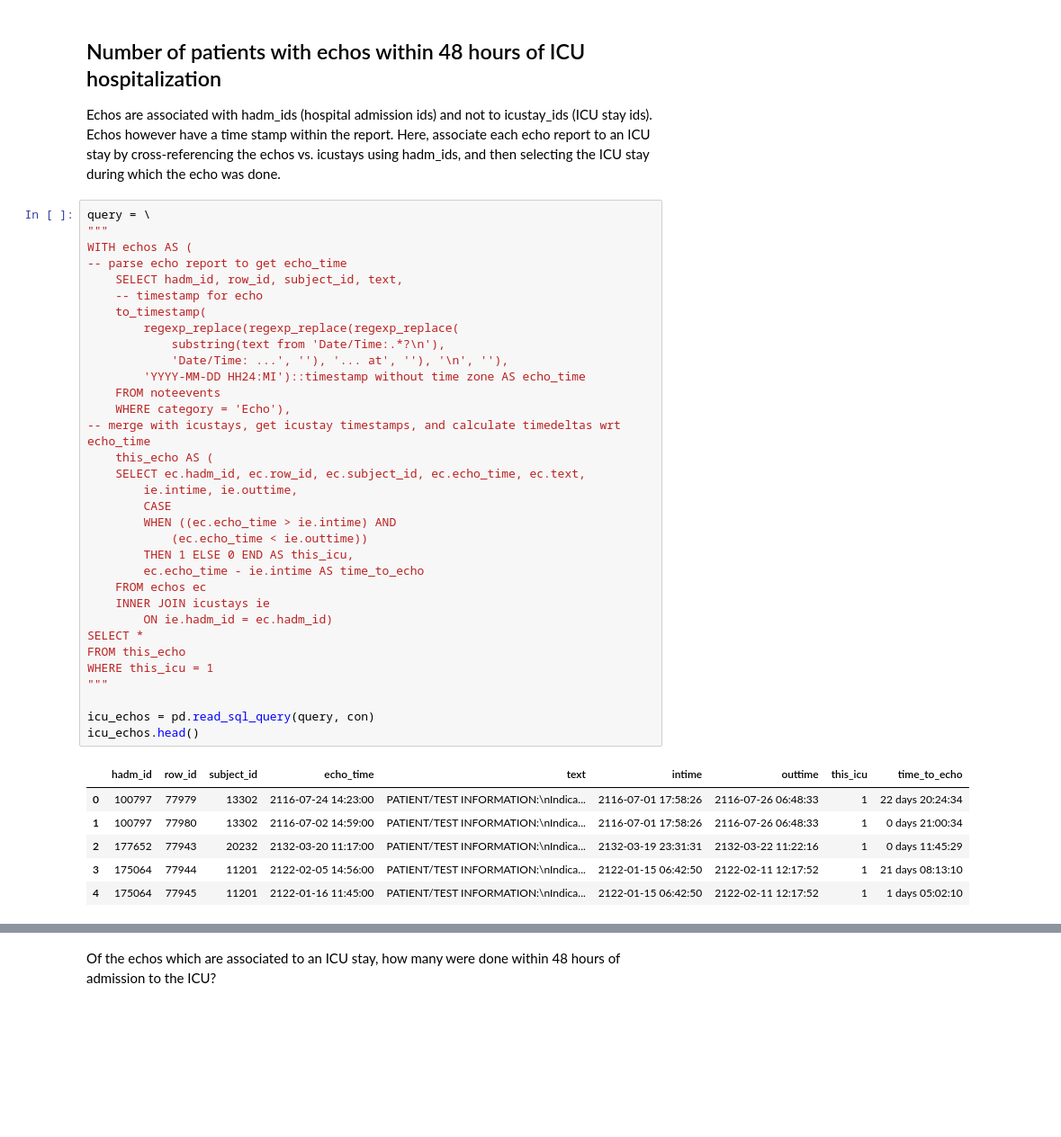
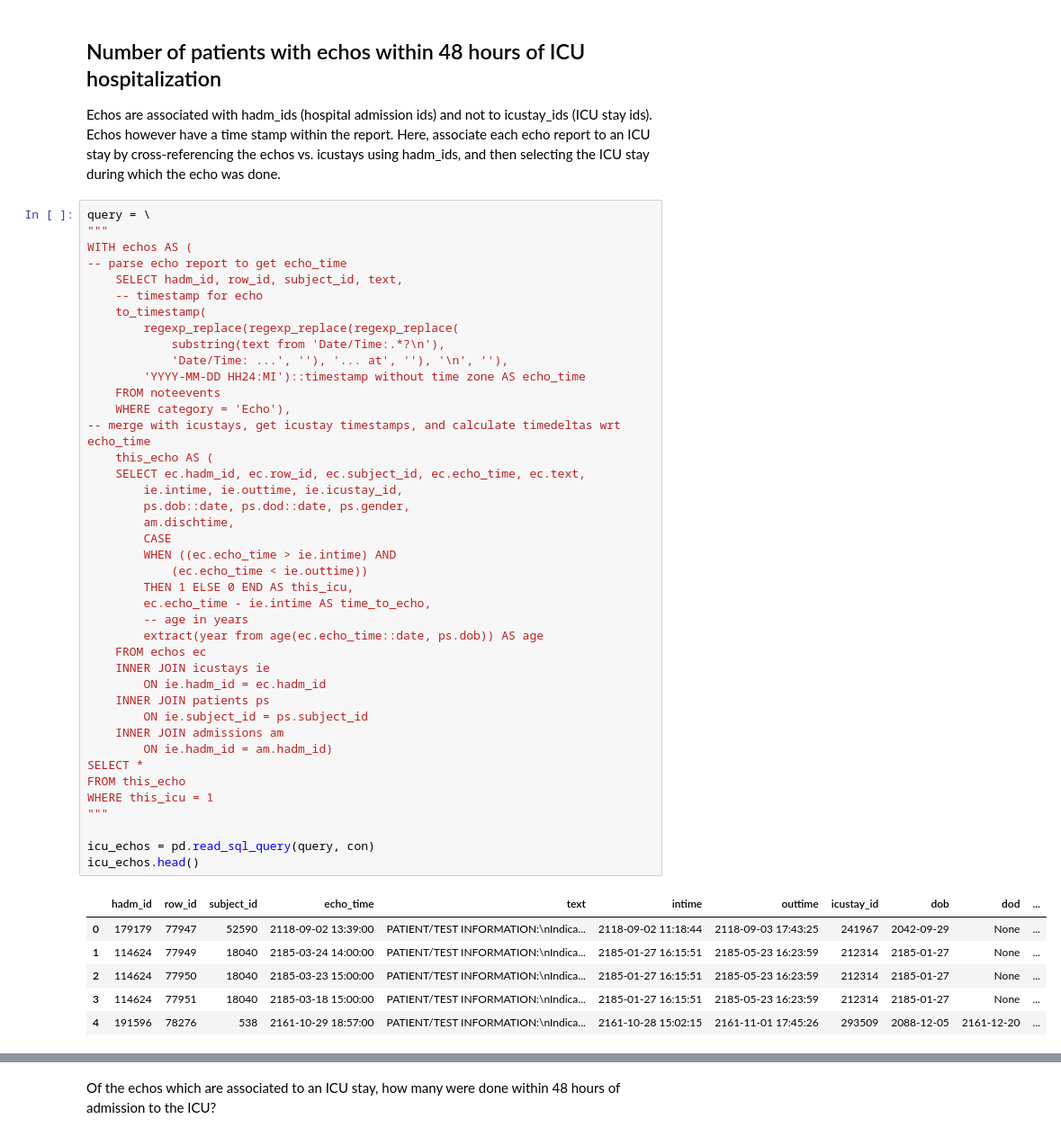
Before and after one commit to yhtgrace/echo, a Jupyter notebook: notebooks/161012_todo.ipynb, the cells around one changed output, grey strips where cells are left out. Shown at 90% size. Cells and saved outputs as stored; diff of their text form; blank space fills up the shorter version.

```diff
--- a/notebooks/161012_todo.ipynb
+++ b/notebooks/161012_todo.ipynb
@@ -53,42 +53,50 @@ Echos are associated with hadm_ids (hospital admission ids) and not to icustay_i
 query = \
 """
 WITH echos AS (
 -- parse echo report to get echo_time
     SELECT hadm_id, row_id, subject_id, text,
     -- timestamp for echo
     to_timestamp(
         regexp_replace(regexp_replace(regexp_replace(
             substring(text from 'Date/Time:.*?\n'),
             'Date/Time: ...', ''), '... at', ''), '\n', ''),
         'YYYY-MM-DD HH24:MI')::timestamp without time zone AS echo_time
     FROM noteevents
     WHERE category = 'Echo'),
 -- merge with icustays, get icustay timestamps, and calculate timedeltas wrt echo_time
     this_echo AS (
     SELECT ec.hadm_id, ec.row_id, ec.subject_id, ec.echo_time, ec.text,
-        ie.intime, ie.outtime,
+        ie.intime, ie.outtime, ie.icustay_id,
+        ps.dob::date, ps.dod::date, ps.gender,
+        am.dischtime,
         CASE
         WHEN ((ec.echo_time > ie.intime) AND
             (ec.echo_time < ie.outtime))
         THEN 1 ELSE 0 END AS this_icu,
-        ec.echo_time - ie.intime AS time_to_echo
+        ec.echo_time - ie.intime AS time_to_echo,
+        -- age in years
+        extract(year from age(ec.echo_time::date, ps.dob)) AS age
     FROM echos ec
     INNER JOIN icustays ie
-        ON ie.hadm_id = ec.hadm_id)
+        ON ie.hadm_id = ec.hadm_id
+    INNER JOIN patients ps
+        ON ie.subject_id = ps.subject_id
+    INNER JOIN admissions am
+        ON ie.hadm_id = am.hadm_id)
 SELECT *
 FROM this_echo
 WHERE this_icu = 1
 """
 
 icu_echos = pd.read_sql_query(query, con)
 icu_echos.head()
 # %% [output]
-|  | hadm_id | row_id | subject_id | echo_time | text | intime | outtime | this_icu | time_to_echo |
-| 0 | 100797 | 77979 | 13302 | 2116-07-24 14:23:00 | PATIENT/TEST INFORMATION:\nIndica... | 2116-07-01 17:58:26 | 2116-07-26 06:48:33 | 1 | 22 days 20:24:34 |
-| 1 | 100797 | 77980 | 13302 | 2116-07-02 14:59:00 | PATIENT/TEST INFORMATION:\nIndica... | 2116-07-01 17:58:26 | 2116-07-26 06:48:33 | 1 | 0 days 21:00:34 |
-| 2 | 177652 | 77943 | 20232 | 2132-03-20 11:17:00 | PATIENT/TEST INFORMATION:\nIndica... | 2132-03-19 23:31:31 | 2132-03-22 11:22:16 | 1 | 0 days 11:45:29 |
-| 3 | 175064 | 77944 | 11201 | 2122-02-05 14:56:00 | PATIENT/TEST INFORMATION:\nIndica... | 2122-01-15 06:42:50 | 2122-02-11 12:17:52 | 1 | 21 days 08:13:10 |
-| 4 | 175064 | 77945 | 11201 | 2122-01-16 11:45:00 | PATIENT/TEST INFORMATION:\nIndica... | 2122-01-15 06:42:50 | 2122-02-11 12:17:52 | 1 | 1 days 05:02:10 |
+|  | hadm_id | row_id | subject_id | echo_time | text | intime | outtime | icustay_id | dob | dod | ... |
+| 0 | 179179 | 77947 | 52590 | 2118-09-02 13:39:00 | PATIENT/TEST INFORMATION:\nIndica... | 2118-09-02 11:18:44 | 2118-09-03 17:43:25 | 241967 | 2042-09-29 | None | ... |
+| 1 | 114624 | 77949 | 18040 | 2185-03-24 14:00:00 | PATIENT/TEST INFORMATION:\nIndica... | 2185-01-27 16:15:51 | 2185-05-23 16:23:59 | 212314 | 2185-01-27 | None | ... |
+| 2 | 114624 | 77950 | 18040 | 2185-03-23 15:00:00 | PATIENT/TEST INFORMATION:\nIndica... | 2185-01-27 16:15:51 | 2185-05-23 16:23:59 | 212314 | 2185-01-27 | None | ... |
+| 3 | 114624 | 77951 | 18040 | 2185-03-18 15:00:00 | PATIENT/TEST INFORMATION:\nIndica... | 2185-01-27 16:15:51 | 2185-05-23 16:23:59 | 212314 | 2185-01-27 | None | ... |
+| 4 | 191596 | 78276 | 538 | 2161-10-29 18:57:00 | PATIENT/TEST INFORMATION:\nIndica... | 2161-10-28 15:02:15 | 2161-11-01 17:45:26 | 293509 | 2088-12-05 | 2161-12-20 | ... |
 # %%
 icu_echos.shape
 # %% [output]
```
Also changed, not shown: parts of 59 cells of this notebook, 1 other file.
